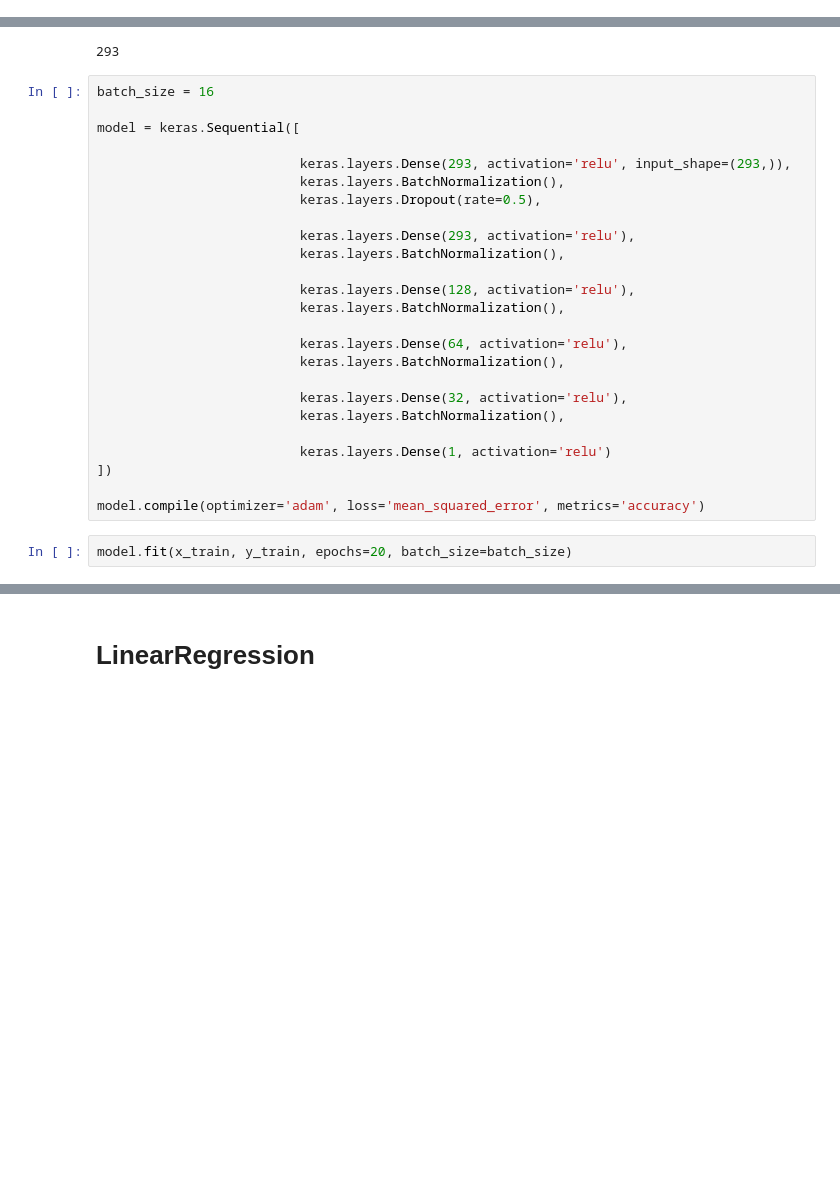
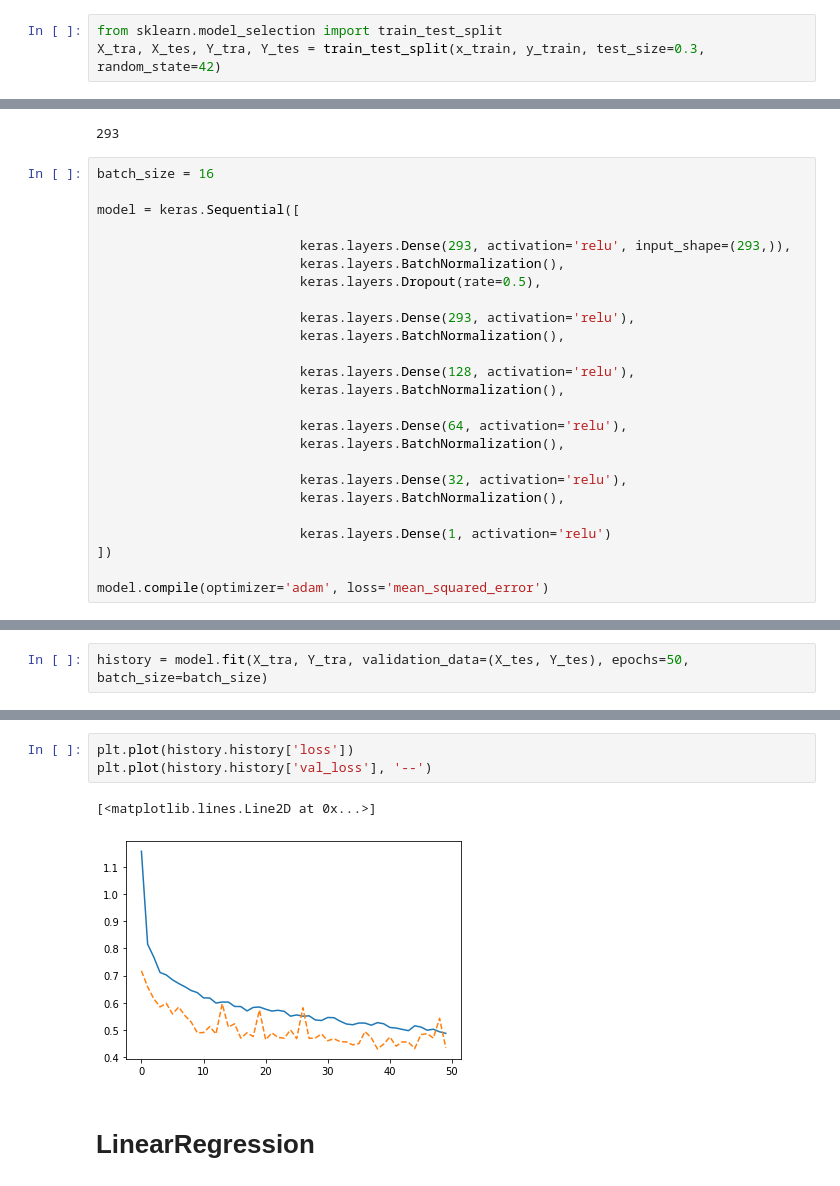
Before and after one commit to Majid-Sohrabi/MLDM_Competition_Sberbank, a Jupyter notebook: Sberbank_Russian_Housing_Market.ipynb, the cells around one changed output, grey strips where cells are left out. Cells and saved outputs as stored; diff of their text form; blank space fills up the shorter version.

```diff
--- a/Sberbank_Russian_Housing_Market.ipynb
+++ b/Sberbank_Russian_Housing_Market.ipynb
@@ -496,3 +497,6 @@ x_test = x_test.astype("float32")
+# %%
+from sklearn.model_selection import train_test_split
+X_tra, X_tes, Y_tra, Y_tes = train_test_split(x_train, y_train, test_size=0.3, random_state=42)
 # %% [markdown]
 # Neural Network
 # %%
@@ -528,6 +532,4 @@ model = keras.Sequential([
                           keras.layers.Dense(1, activation='relu')
 ])
 
-model.compile(optimizer='adam', loss='mean_squared_error', metrics='accuracy')
+model.compile(optimizer='adam', loss='mean_squared_error')
-# %%
-model.fit(x_train, y_train, epochs=20, batch_size=batch_size)
@@ -552,0 +536,2 @@ Epoch 20/20
+# %%
+history = model.fit(X_tra, Y_tra, validation_data=(X_tes, Y_tes), epochs=50, batch_size=batch_size)
@@ -553,3 +556,9 @@ Epoch 20/20
+# %%
+plt.plot(history.history['loss'])
+plt.plot(history.history['val_loss'], '--')
+# %% [output]
+[<matplotlib.lines.Line2D at 0x...>]
+[figure, added]
 # %% [markdown]
 # LinearRegression
 # %%
```
Also changed, not shown: parts of 13 cells of this notebook.
